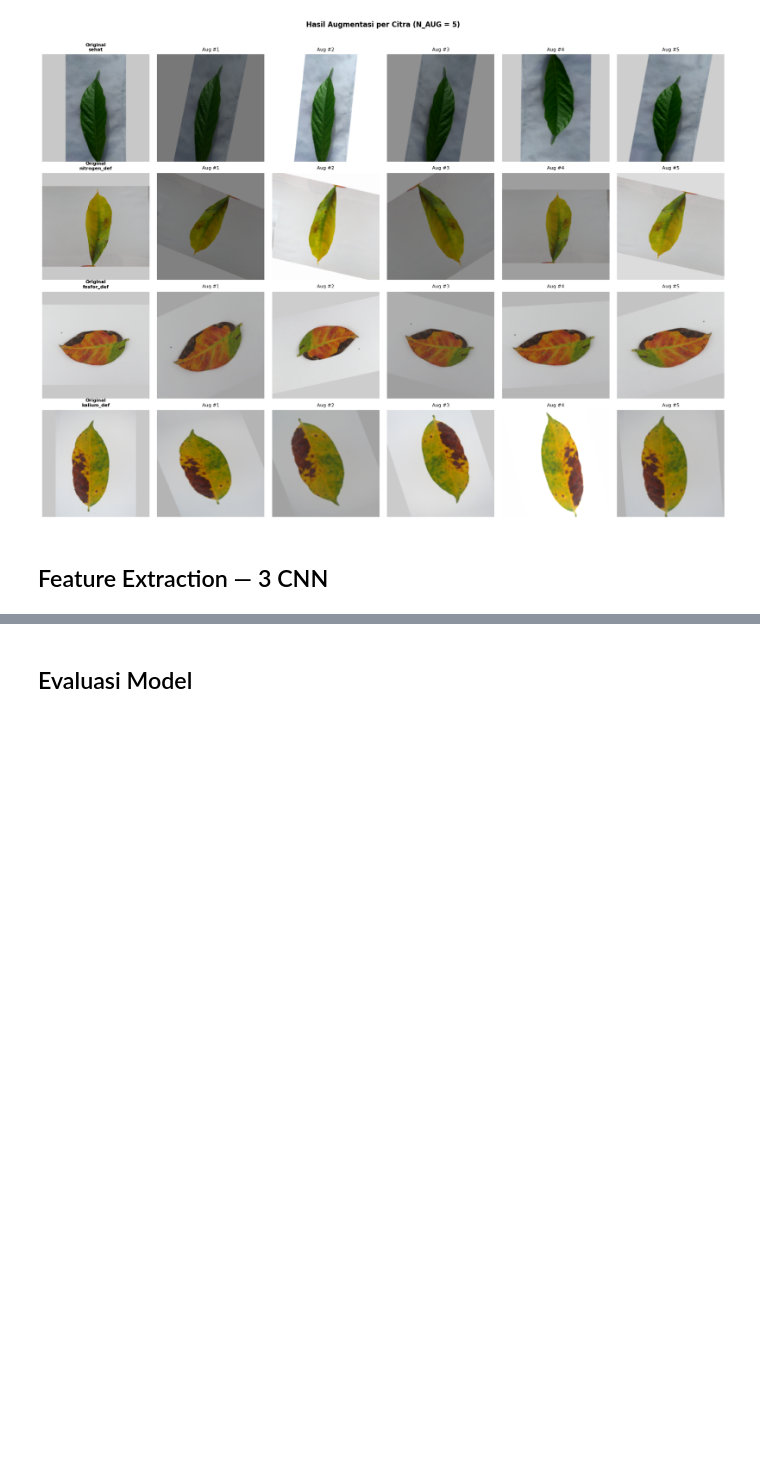
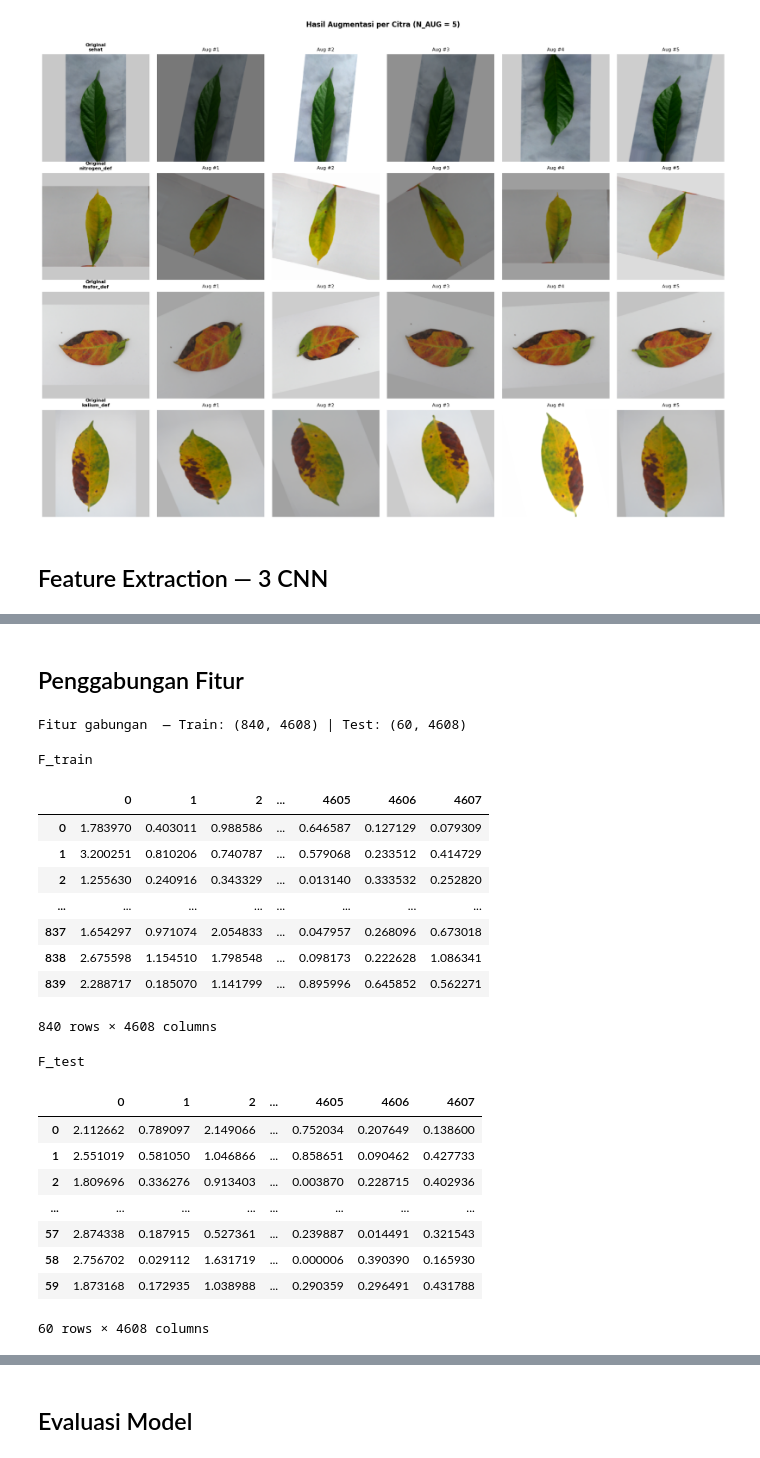
Before and after one commit to aghnianurhidayah/cocoa-deficiencies-classification, a Jupyter notebook: clf_cocoa_def_7030.ipynb, the cells around one changed output, grey strips where cells are left out. Saved outputs shown, nothing was run; the diff lists cells and outputs as text; code cells hidden in the pictures; blank space fills up the shorter version.

```diff
--- a/clf_cocoa_def_7030.ipynb
+++ b/clf_cocoa_def_7030.ipynb
@@ -303 +325,43 @@ display(feat_df)
+# %% [markdown]
+## Penggabungan Fitur
+# %%
+F_train = np.concatenate(F_train_list, axis=1)
+F_test  = np.concatenate(F_test_list,  axis=1)
+print(f"Fitur gabungan  — Train: {F_train.shape} | Test: {F_test.shape}")
+# %% [output]
+Fitur gabungan  — Train: (840, 4608) | Test: (60, 4608)
+# %%
+pd.set_option('display.max_columns', 7)
+pd.set_option('display.max_rows', 7)
+
+print("F_train")
+feature_cols_train = [f"{i}" for i in range(F_train.shape[1])]
+feat_df_train = pd.DataFrame(F_train, columns=feature_cols_train)
+display(feat_df_train)
+
+print("\nF_test")
+feature_cols_test = [f"{i}" for i in range(F_test.shape[1])]
+feat_df_test = pd.DataFrame(F_test, columns=feature_cols_test)
+display(feat_df_test)
+# %% [output]
+F_train
+|  | 0 | 1 | 2 | ... | 4605 | 4606 | 4607 |
+| 0 | 1.783970 | 0.403011 | 0.988586 | ... | 0.646587 | 0.127129 | 0.079309 |
+| 1 | 3.200251 | 0.810206 | 0.740787 | ... | 0.579068 | 0.233512 | 0.414729 |
+| 2 | 1.255630 | 0.240916 | 0.343329 | ... | 0.013140 | 0.333532 | 0.252820 |
+| ... | ... | ... | ... | ... | ... | ... | ... |
+| 837 | 1.654297 | 0.971074 | 2.054833 | ... | 0.047957 | 0.268096 | 0.673018 |
+| 838 | 2.675598 | 1.154510 | 1.798548 | ... | 0.098173 | 0.222628 | 1.086341 |
+| 839 | 2.288717 | 0.185070 | 1.141799 | ... | 0.895996 | 0.645852 | 0.562271 |
+840 rows × 4608 columns
+F_test
+|  | 0 | 1 | 2 | ... | 4605 | 4606 | 4607 |
+| 0 | 2.112662 | 0.789097 | 2.149066 | ... | 0.752034 | 0.207649 | 0.138600 |
+| 1 | 2.551019 | 0.581050 | 1.046866 | ... | 0.858651 | 0.090462 | 0.427733 |
+| 2 | 1.809696 | 0.336276 | 0.913403 | ... | 0.003870 | 0.228715 | 0.402936 |
+| ... | ... | ... | ... | ... | ... | ... | ... |
+| 57 | 2.874338 | 0.187915 | 0.527361 | ... | 0.239887 | 0.014491 | 0.321543 |
+| 58 | 2.756702 | 0.029112 | 1.631719 | ... | 0.000006 | 0.390390 | 0.165930 |
+| 59 | 1.873168 | 0.172935 | 1.038988 | ... | 0.290359 | 0.296491 | 0.431788 |
+60 rows × 4608 columns
 # %% [markdown]
```
Also changed, not shown: parts of 14 cells of this notebook.
